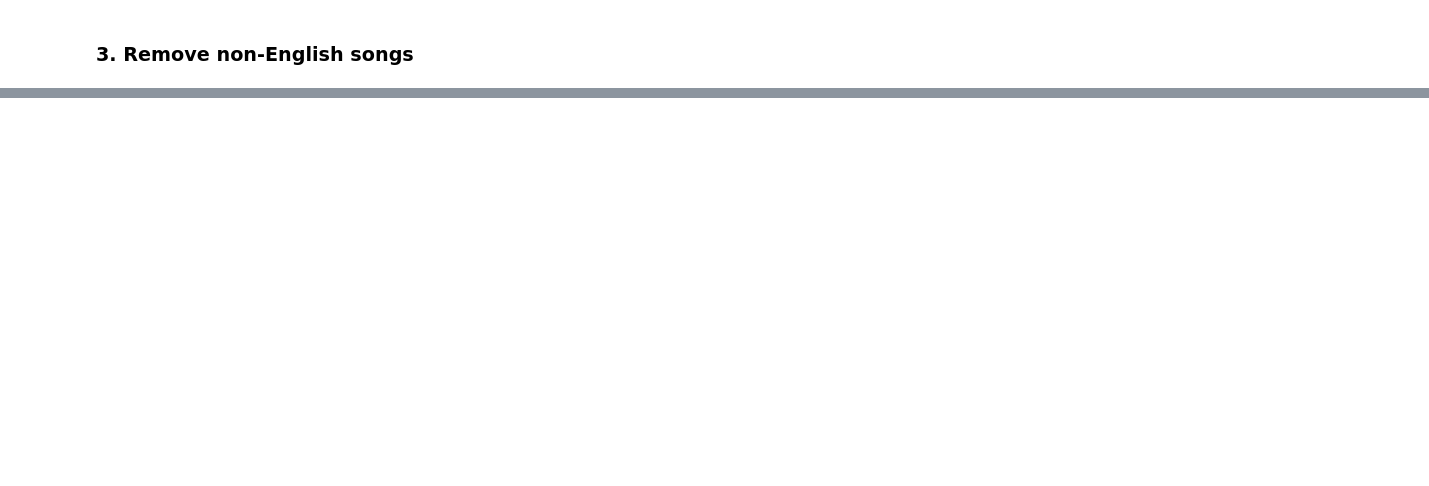
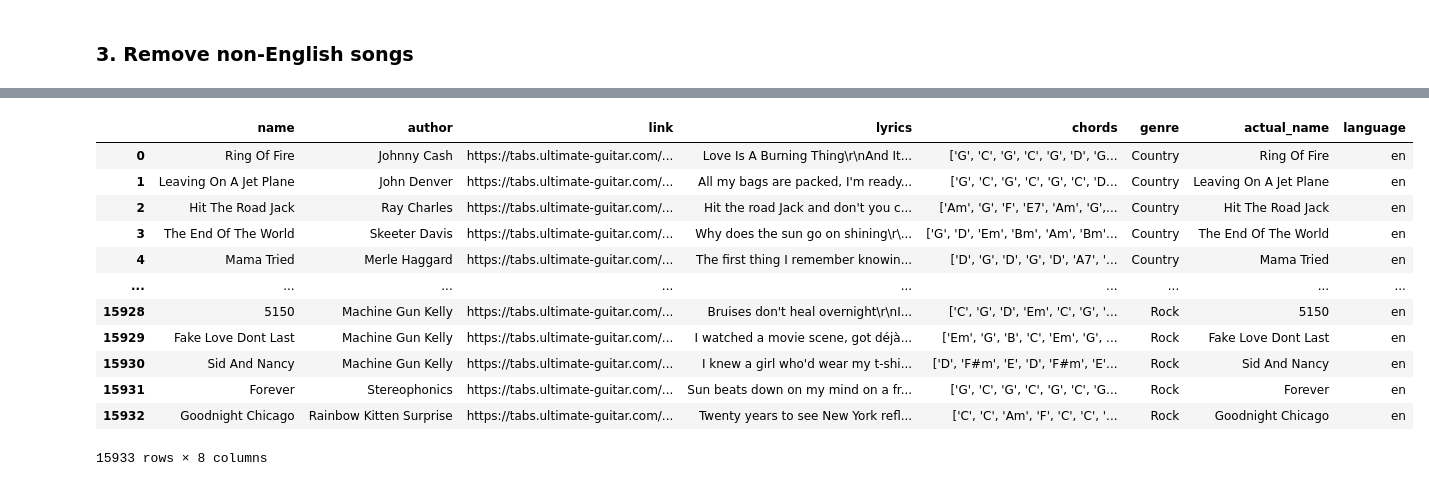
Before and after one commit to ThomasBench/ComputadorMusica, a Jupyter notebook: dataProcessor.ipynb, the cells around one changed output, grey strips where cells are left out. Cells and saved outputs as stored; diff of their text form; code cells hidden in the pictures; blank space fills up the shorter version.

Commit message:
Finalized language detection

```diff
--- a/dataProcessor.ipynb
+++ b/dataProcessor.ipynb
@@ -161,3 +154,0 @@ detect_langs(all_genres_unique.iloc[0, :].lyrics[200:])
-# %%
-all_genres_unique['language'] = all_genres_unique['lyrics'].apply(lambda lyrics : detect(lyrics[:10]))
-all_genres_unique.head(50)
@@ -168,7 +154,0 @@ Discover why "LangDetectException: No features in text." error is given.
-# %%
-for lyrics in all_genres_unique['lyrics']:
-    try:
-        language = detect(lyrics)
-    except:
-        language = 'error'
-        print(f'This throws an error: \n{lyrics[10:]}')
@@ -192,0 +155,8 @@ Shut up and drive, drive, drive, drive
+# %%
+def get_lang(text):
+    try:
+        language = detect(text)
+    except:
+        language = 'not identified'
+    return language
+all_genres_unique['language'] = all_genres_unique['lyrics'].apply(lambda lyrics : get_lang(lyrics[:200]))
@@ -192,0 +207,17 @@ Shut up and drive, drive, drive, drive
+# %%
+all_genres_en = all_genres_unique.loc[all_genres_unique.language.isin(['en'])].drop(columns='index').reset_index().drop(columns='index')
+all_genres_en
+# %% [output]
+|  | name | author | link | lyrics | chords | genre | actual_name | language |
+| 0 | Ring Of Fire | Johnny Cash | https://tabs.ultimate-guitar.com/... | Love Is A Burning Thing\r\nAnd It... | ['G', 'C', 'G', 'C', 'G', 'D', 'G... | Country | Ring Of Fire | en |
+| 1 | Leaving On A Jet Plane | John Denver | https://tabs.ultimate-guitar.com/... | All my bags are packed, I'm ready... | ['G', 'C', 'G', 'C', 'G', 'C', 'D... | Country | Leaving On A Jet Plane | en |
+| 2 | Hit The Road Jack | Ray Charles | https://tabs.ultimate-guitar.com/... | Hit the road Jack and don't you c... | ['Am', 'G', 'F', 'E7', 'Am', 'G',... | Country | Hit The Road Jack | en |
+| 3 | The End Of The World | Skeeter Davis | https://tabs.ultimate-guitar.com/... | Why does the sun go on shining\r\... | ['G', 'D', 'Em', 'Bm', 'Am', 'Bm'... | Country | The End Of The World | en |
+| 4 | Mama Tried | Merle Haggard | https://tabs.ultimate-guitar.com/... | The first thing I remember knowin... | ['D', 'G', 'D', 'G', 'D', 'A7', '... | Country | Mama Tried | en |
+| ... | ... | ... | ... | ... | ... | ... | ... | ... |
+| 15928 | 5150 | Machine Gun Kelly | https://tabs.ultimate-guitar.com/... | Bruises don't heal overnight\r\nI... | ['C', 'G', 'D', 'Em', 'C', 'G', '... | Rock | 5150 | en |
+| 15929 | Fake Love Dont Last | Machine Gun Kelly | https://tabs.ultimate-guitar.com/... | I watched a movie scene, got déjà... | ['Em', 'G', 'B', 'C', 'Em', 'G', ... | Rock | Fake Love Dont Last | en |
+| 15930 | Sid And Nancy | Machine Gun Kelly | https://tabs.ultimate-guitar.com/... | I knew a girl who'd wear my t-shi... | ['D', 'F#m', 'E', 'D', 'F#m', 'E'... | Rock | Sid And Nancy | en |
+| 15931 | Forever | Stereophonics | https://tabs.ultimate-guitar.com/... | Sun beats down on my mind on a fr... | ['G', 'C', 'G', 'C', 'G', 'C', 'G... | Rock | Forever | en |
+| 15932 | Goodnight Chicago | Rainbow Kitten Surprise | https://tabs.ultimate-guitar.com/... | Twenty years to see New York refl... | ['C', 'C', 'Am', 'F', 'C', 'C', '... | Rock | Goodnight Chicago | en |
+15933 rows × 8 columns
```
Also changed, not shown: parts of 13 cells of this notebook, 1 other file.
